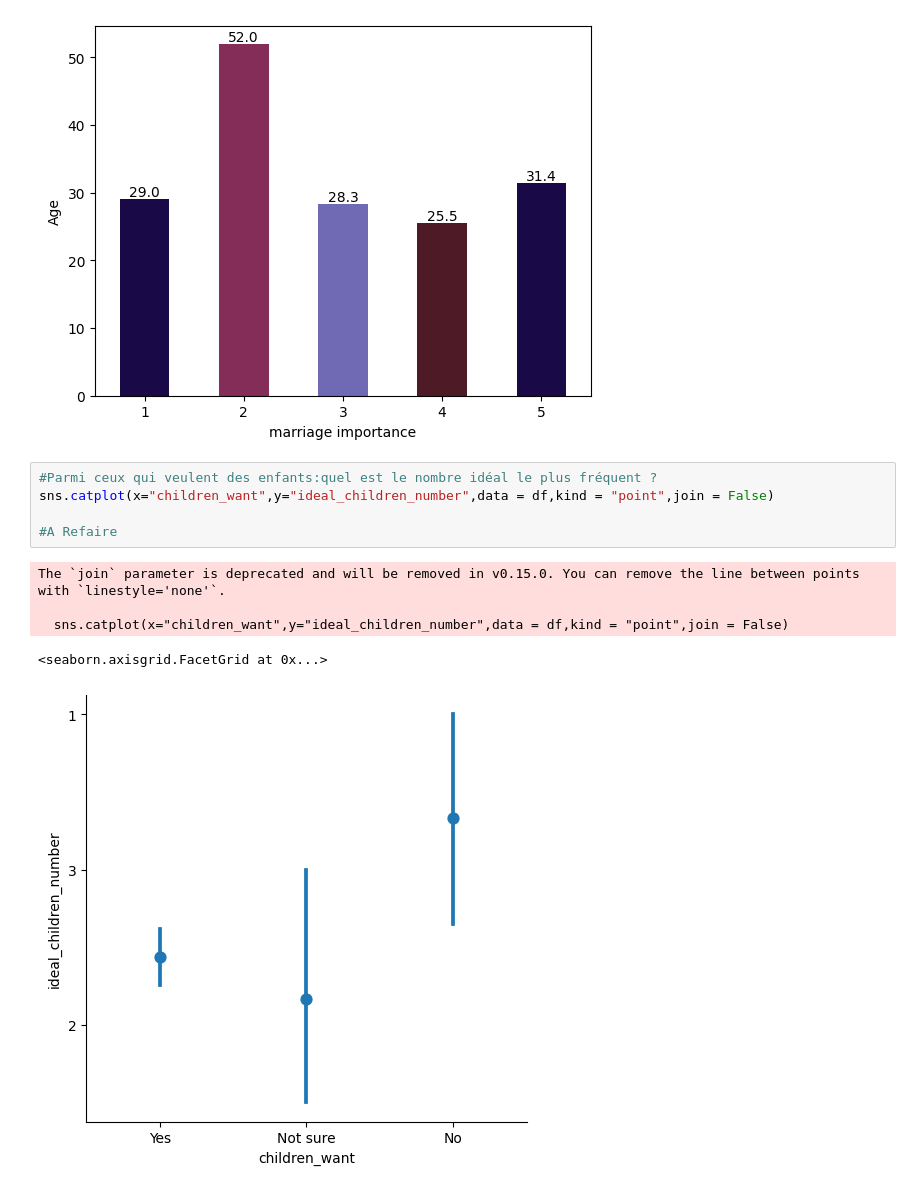
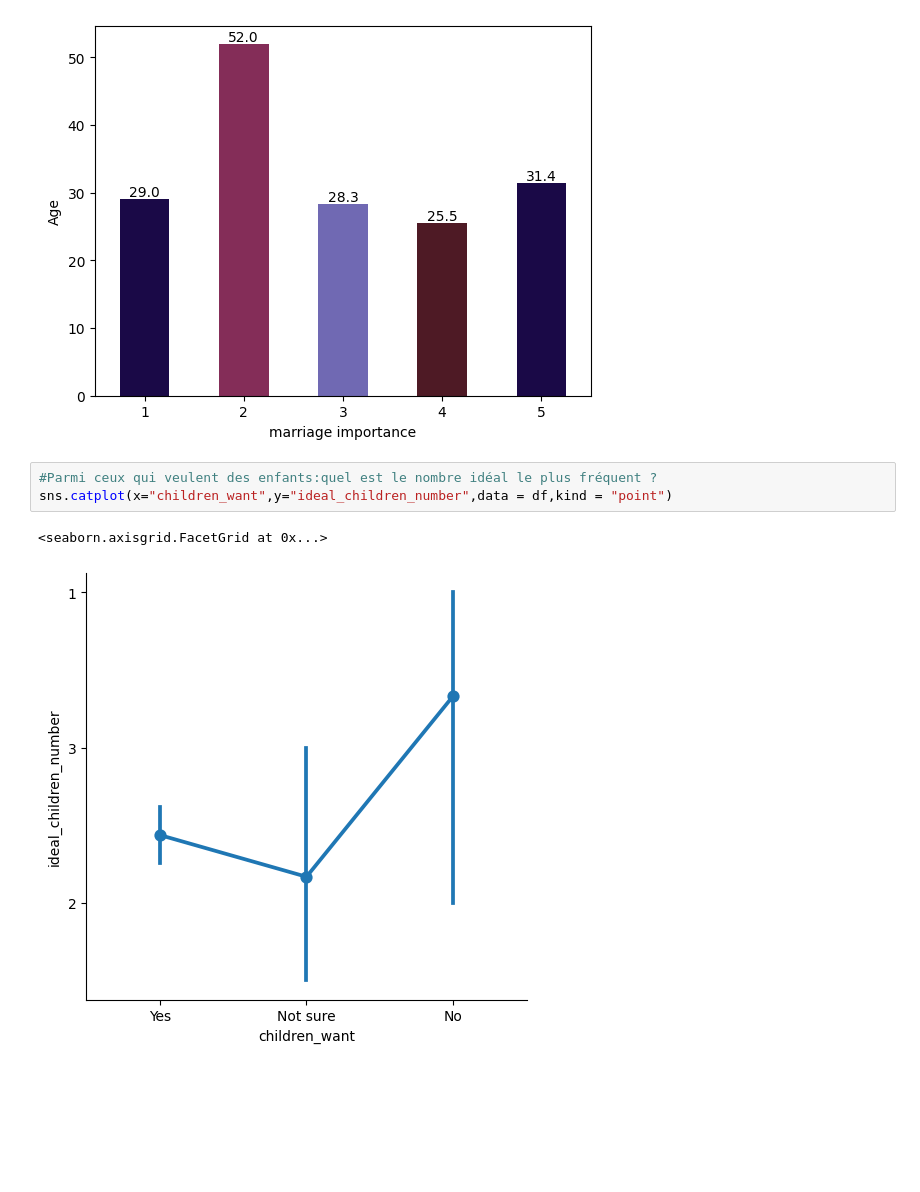
Before and after one commit to Azizbennacer/Survey-analysis, a Jupyter notebook: notebooks/analysis.ipynb, the cells around one changed output. Drawn from its saved outputs; the diff is of its cells as text; blank space fills up the shorter version.

```diff
--- a/notebooks/analysis.ipynb
+++ b/notebooks/analysis.ipynb
@@ -205,12 +209,7 @@ plt.show()
 [figure]
 # %%
 #Parmi ceux qui veulent des enfants:quel est le nombre idéal le plus fréquent ?
-sns.catplot(x="children_want",y="ideal_children_number",data = df,kind = "point",join = False)
-
-#A Refaire
+sns.catplot(x="children_want",y="ideal_children_number",data = df,kind = "point")
 # %% [output]
-The `join` parameter is deprecated and will be removed in v0.15.0. You can remove the line between points with `linestyle='none'`.
-
-  sns.catplot(x="children_want",y="ideal_children_number",data = df,kind = "point",join = False)
+<seaborn.axisgrid.FacetGrid at 0x...>
-<seaborn.axisgrid.FacetGrid at 0x...>
-[figure, old version]
+[figure, new version]
```
Also changed, not shown: parts of 3 cells of this notebook, 1 other file.
